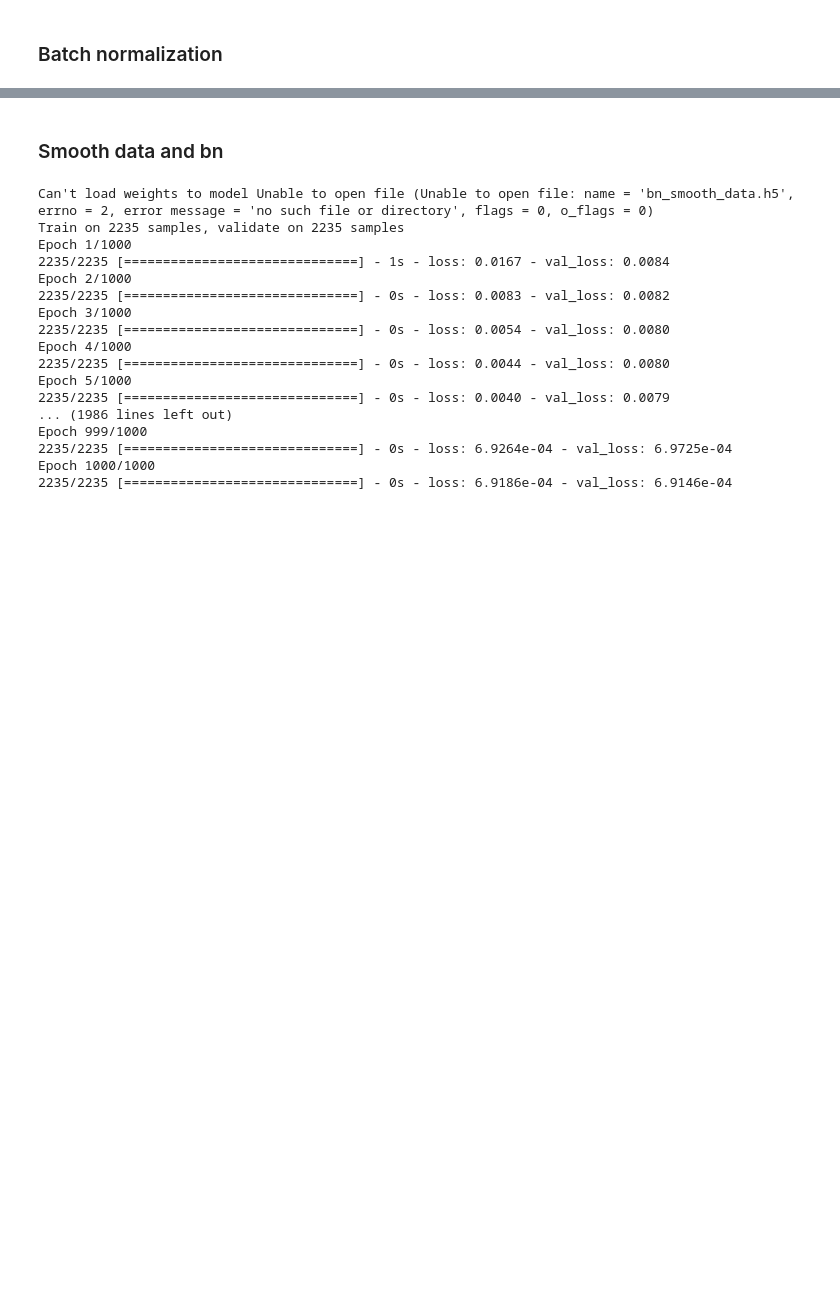
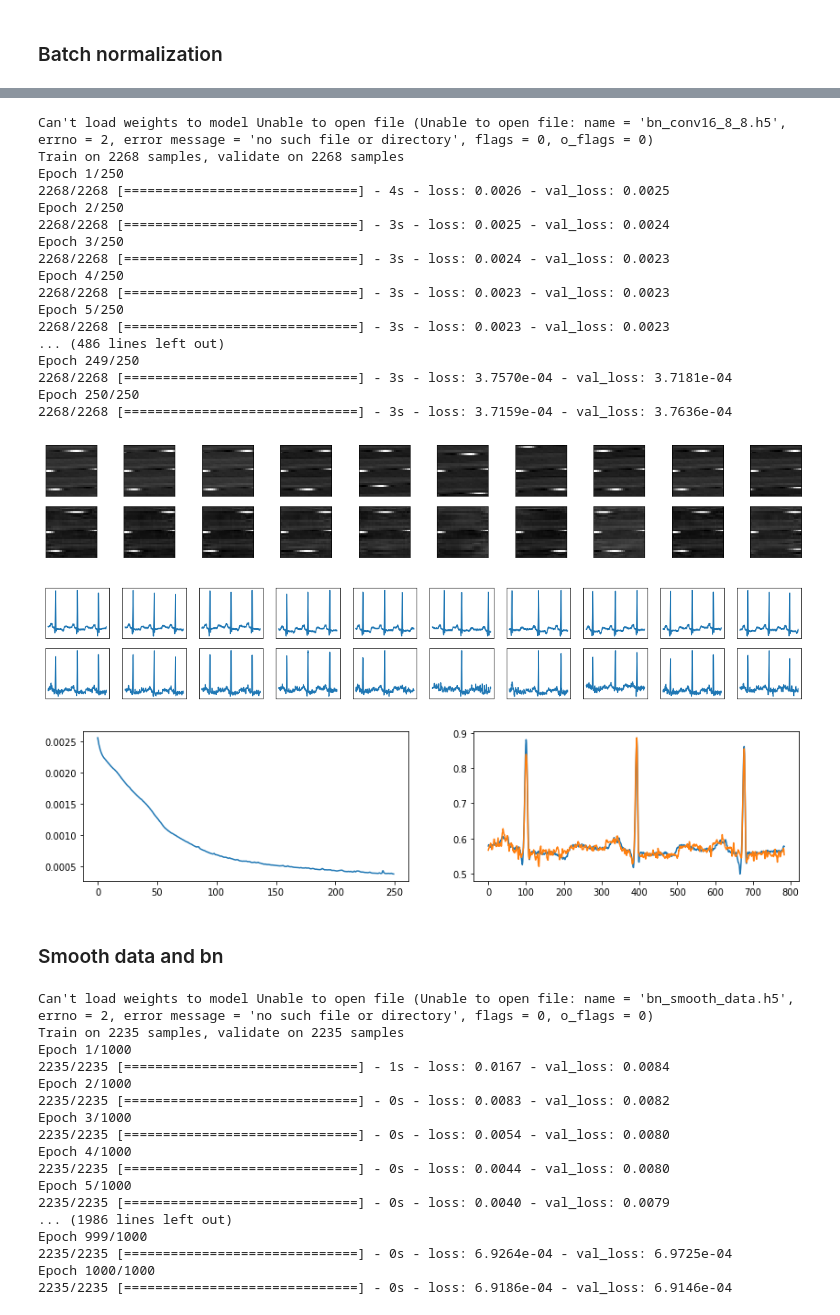
Before and after one commit to piotrbazan/machine-learning, a Jupyter notebook: projects/ecg/ecg.ipynb, the cells around one changed output, grey strips where cells are left out. Cells and saved outputs as stored; diff of their text form; code cells hidden in the pictures; blank space fills up the shorter version.

```diff
--- a/projects/ecg/ecg.ipynb
+++ b/projects/ecg/ecg.ipynb
@@ -299,3 +278,28 @@ Wall time: 15min 55s
+# %%
+encoders = create_conv_encoders()
+# %%
+run(encoders, shape=(28,28,1), epochs=250, filename='bn_conv16_8_8.h5', load_prev=True)
+# %% [output]
+Can't load weights to model Unable to open file (Unable to open file: name = 'bn_conv16_8_8.h5', errno = 2, error message = 'no such file or directory', flags = 0, o_flags = 0)
+Train on 2268 samples, validate on 2268 samples
+Epoch 1/250
+2268/2268 [==============================] - 4s - loss: 0.0026 - val_loss: 0.0025
+Epoch 2/250
+2268/2268 [==============================] - 3s - loss: 0.0025 - val_loss: 0.0024
+Epoch 3/250
+2268/2268 [==============================] - 3s - loss: 0.0024 - val_loss: 0.0023
+Epoch 4/250
+2268/2268 [==============================] - 3s - loss: 0.0023 - val_loss: 0.0023
+Epoch 5/250
+2268/2268 [==============================] - 3s - loss: 0.0023 - val_loss: 0.0023
+... (486 lines left out)
+Epoch 249/250
+2268/2268 [==============================] - 3s - loss: 3.7570e-04 - val_loss: 3.7181e-04
+Epoch 250/250
+2268/2268 [==============================] - 3s - loss: 3.7159e-04 - val_loss: 3.7636e-04
+[figure, added]
+[figure, added]
+[figure, added]
 # %% [markdown]
 ### Smooth data and bn
 # %%
```
Also changed, not shown: parts of 16 cells of this notebook.
